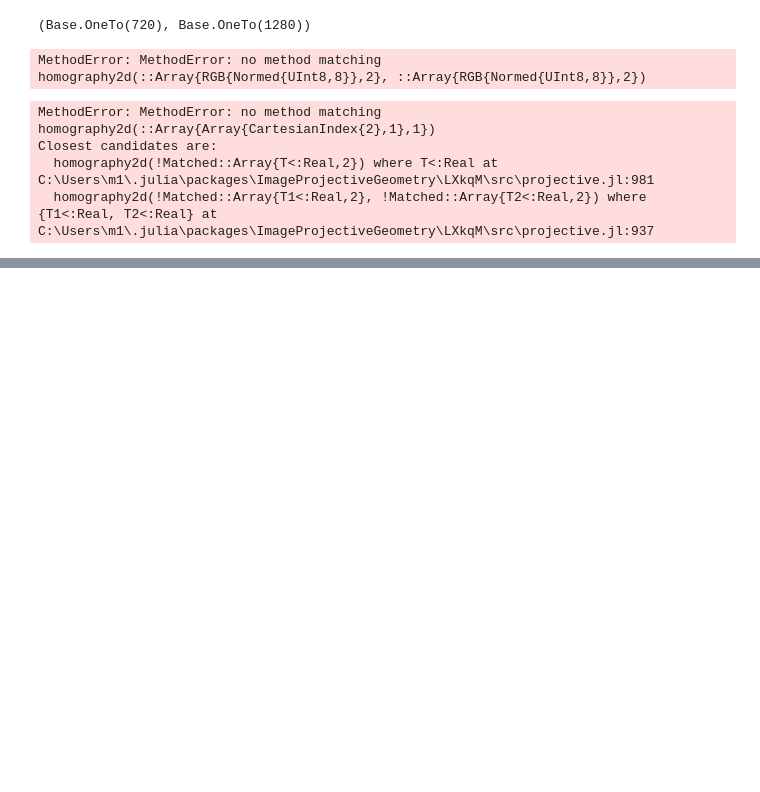
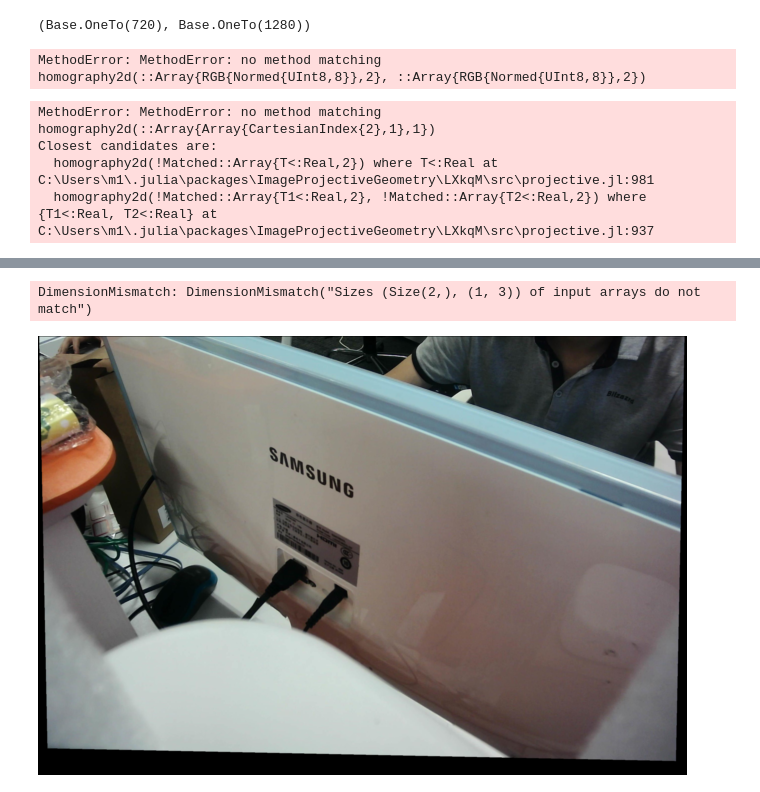
Before and after one commit to zsz00/stitcher.jl, a Jupyter notebook: sitch_1.ipynb, the cells around one changed output, grey strips where cells are left out. Cells and saved outputs as stored; diff of their text form; code cells hidden in the pictures; blank space fills up the shorter version.

```diff
--- a/sitch_1.ipynb
+++ b/sitch_1.ipynb
@@ -41,3 +41,10 @@ MethodError: MethodError: no method matching homography2d(::Array{Array{Cartesia
 Closest candidates are:
   homography2d(!Matched::Array{T<:Real,2}) where T<:Real at C:\Users\m1\.julia\packages\ImageProjectiveGeometry\LXkqM\src\projective.jl:981
   homography2d(!Matched::Array{T1<:Real,2}, !Matched::Array{T2<:Real,2}) where {T1<:Real, T2<:Real} at C:\Users\m1\.julia\packages\ImageProjectiveGeometry\LXkqM\src\projective.jl:937
+# %%
+using Images, ImageFeatures, FileIO, ImageView
+using CoordinateTransformations, StaticArrays, ImageTransformations, LinearAlgebra;
+
+img1 = load("../test/all_3/1.jpg");
+img2 = load("../test/all_3/2.jpg");
+# img3 = load("../test/all_3/3.jpg");
@@ -69,0 +100,27 @@ This code follows the normalised direct linear transformation  algorithm given b
+# %%
+# 0.999913  0.001119  0.013171  24.151129  -0.001307  0.999897  0.014312  0.111203  -0.013154
+rot_2 = [0.999913  -0.013171 ; 0.013171 0.999913]
+tran = [0.003433  0.999789  0.316536]
+rot_2 = RotMatrix{2, Float64}(rot_2)
+
+H_2 = LinearMap(rot_2)
+T_2 = Translation(tran)
+# img2_1 = ImageTransformations.warp(img2, H_2)
+img2_1 = ImageTransformations.warp(img2, T_2)
+# img2_2 = T_2(img2)
+# img2 = img2_1[1:end-500, 1:2592]
+# %% [output]
+DimensionMismatch: DimensionMismatch("Sizes (Size(2,), (1, 3)) of input arrays do not match")
+# %%
+
+rot_1 = [0.999788  0.020254 ; -0.020254 0.999788]
+tran = [0.003433  0.999789  0.316536]
+rot_1 = RotMatrix{2, Float64}(rot_1)
+
+H_1 = LinearMap(rot_1)
+T_1 = Translation(tran')
+img1_1 = ImageTransformations.warp(img1, H_1)
+
+img1 = img1_1[100:end, 1:2592]
+# %% [output]
+[figure, added]
```
Also changed, not shown: parts of 7 cells of this notebook, 4 other files.
